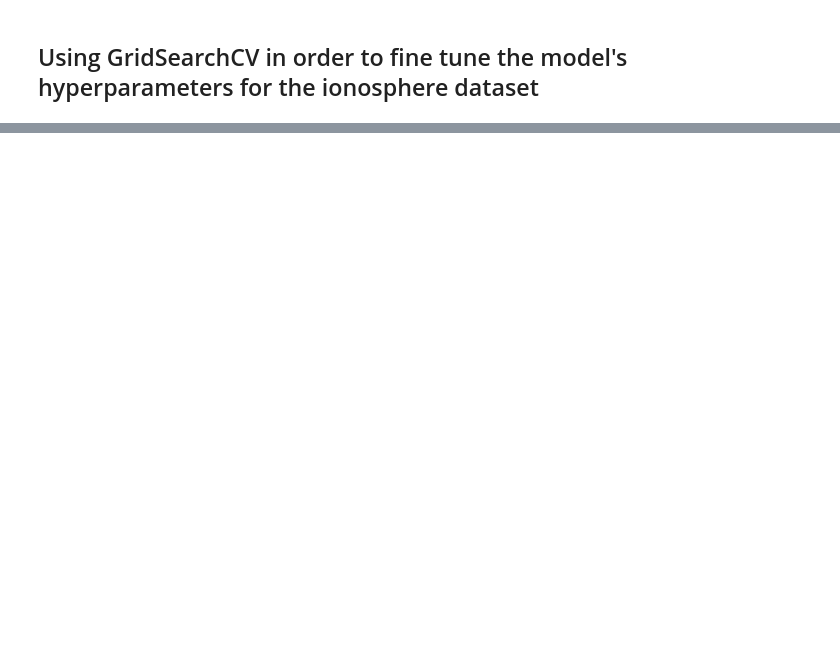
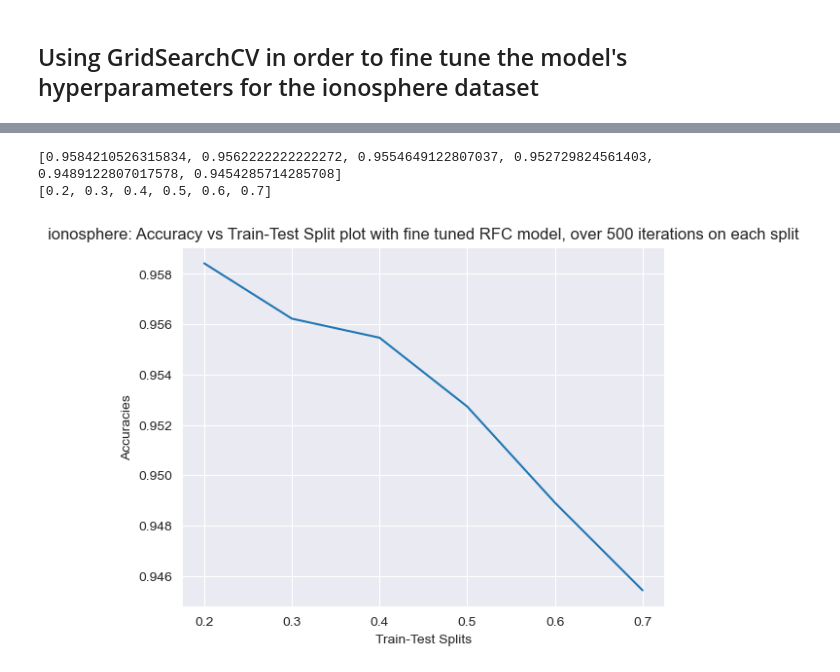
Before and after one commit to ayanokoji024/expert-chainsaw, a Jupyter notebook: random_forest_classifier.ipynb, the cells around one changed output, grey strips where cells are left out. Saved outputs shown, nothing was run; the diff lists cells and outputs as text; code cells hidden in the pictures; blank space fills up the shorter version.

```diff
--- a/random_forest_classifier.ipynb
+++ b/random_forest_classifier.ipynb
@@ -216,0 +271,6 @@ rfc_accuracy_vs_split_plot(dataset='iris')
+# %%
+rfc_accuracy_vs_split_plot(dataset='ionosphere')
+# %% [output]
+[0.9584210526315834, 0.9562222222222272, 0.9554649122807037, 0.952729824561403, 0.9489122807017578, 0.9454285714285708]
+[0.2, 0.3, 0.4, 0.5, 0.6, 0.7]
+[figure, added]
```
Also changed, not shown: parts of 9 cells of this notebook, 1 other file.
